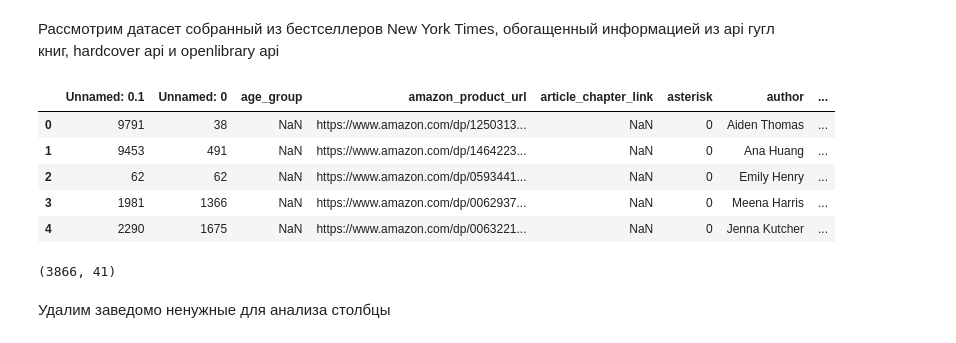
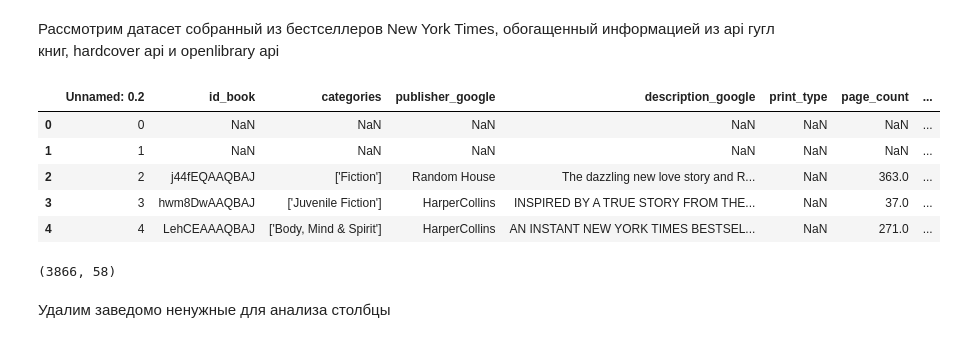
Before and after one commit to maxim-safonov/gp_2, a Jupyter notebook: EDA.ipynb, the cells around one changed output. Saved outputs shown, nothing was run; the diff lists cells and outputs as text; code cells hidden in the pictures.

```diff
--- a/EDA.ipynb
+++ b/EDA.ipynb
@@ -1029,19 +571,18 @@ plt.show()
 # %% [markdown]
 Рассмотрим датасет собранный из бестселлеров New York Times, обогащенный информацией из api гугл книг, hardcover api и openlibrary api
 # %%
-#df2 = pd.read_csv("google_x_nyt_final.csv")
-df2 = pd.read_excel("hardcover_result.xlsx")
+df2 = pd.read_csv("final_nyt_x_google_x_hardcover.csv")
 df2.head()
 # %% [output]
-|  | Unnamed: 0.1 | Unnamed: 0 | age_group | amazon_product_url | article_chapter_link | asterisk | author | ... |
-| 0 | 9791 | 38 | NaN | https://www.amazon.com/dp/1250313... | NaN | 0 | Aiden Thomas | ... |
-| 1 | 9453 | 491 | NaN | https://www.amazon.com/dp/1464223... | NaN | 0 | Ana Huang | ... |
-| 2 | 62 | 62 | NaN | https://www.amazon.com/dp/0593441... | NaN | 0 | Emily Henry | ... |
-| 3 | 1981 | 1366 | NaN | https://www.amazon.com/dp/0062937... | NaN | 0 | Meena Harris | ... |
-| 4 | 2290 | 1675 | NaN | https://www.amazon.com/dp/0063221... | NaN | 0 | Jenna Kutcher | ... |
+|  | Unnamed: 0.2 | id_book | categories | publisher_google | description_google | print_type | page_count | ... |
+| 0 | 0 | NaN | NaN | NaN | NaN | NaN | NaN | ... |
+| 1 | 1 | NaN | NaN | NaN | NaN | NaN | NaN | ... |
+| 2 | 2 | j44fEQAAQBAJ | ['Fiction'] | Random House | The dazzling new love story and R... | NaN | 363.0 | ... |
+| 3 | 3 | hwm8DwAAQBAJ | ['Juvenile Fiction'] | HarperCollins | INSPIRED BY A TRUE STORY FROM THE... | NaN | 37.0 | ... |
+| 4 | 4 | LehCEAAAQBAJ | ['Body, Mind & Spirit'] | HarperCollins | AN INSTANT NEW YORK TIMES BESTSEL... | NaN | 271.0 | ... |
 # %%
 df2.shape
 # %% [output]
-(3866, 41)
+(3866, 58)
 # %% [markdown]
 Удалим заведомо ненужные для анализа столбцы
```
Also changed, not shown: parts of 174 cells of this notebook.
